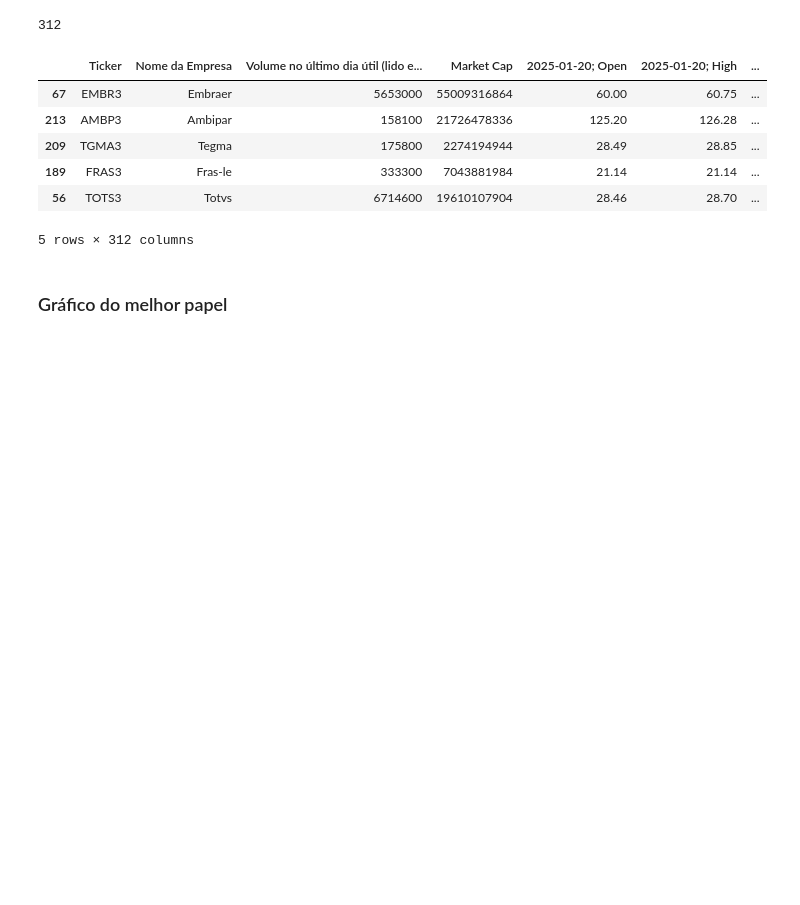
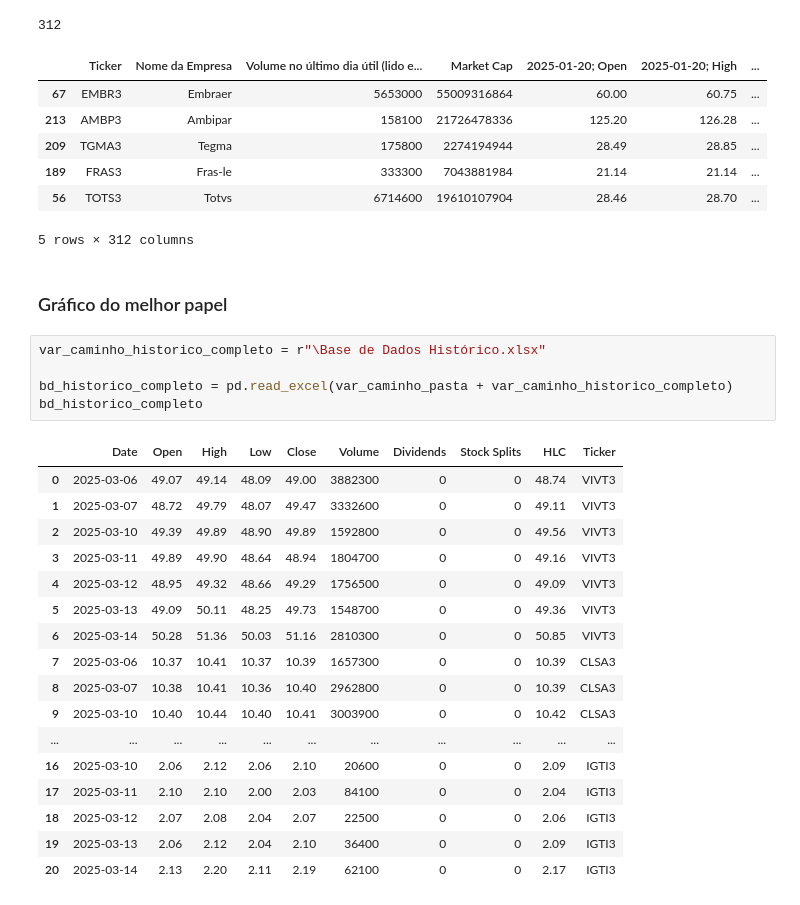
Before and after one commit to ricardopeloi/o_mais_novo_day_trader_do_brasil, a Jupyter notebook: Análises/Novo gerador de Arquivo de Histórico.ipynb, the cells around one changed output. Drawn from its saved outputs; the diff is of its cells as text; blank space fills up the shorter version.

```diff
--- a/Análises/Novo gerador de Arquivo de Histórico.ipynb
+++ b/Análises/Novo gerador de Arquivo de Histórico.ipynb
@@ -649,4 +716,27 @@ display(bd_novo_historico.head())
 5 rows × 312 columns
 # %% [markdown]
 ### Gráfico do melhor papel
+# %%
+var_caminho_historico_completo = r"\Base de Dados Histórico.xlsx"
+
+bd_historico_completo = pd.read_excel(var_caminho_pasta + var_caminho_historico_completo)
+bd_historico_completo
+# %% [output]
+|  | Date | Open | High | Low | Close | Volume | Dividends | Stock Splits | HLC | Ticker |
+| 0 | 2025-03-06 | 49.07 | 49.14 | 48.09 | 49.00 | 3882300 | 0 | 0 | 48.74 | VIVT3 |
+| 1 | 2025-03-07 | 48.72 | 49.79 | 48.07 | 49.47 | 3332600 | 0 | 0 | 49.11 | VIVT3 |
+| 2 | 2025-03-10 | 49.39 | 49.89 | 48.90 | 49.89 | 1592800 | 0 | 0 | 49.56 | VIVT3 |
+| 3 | 2025-03-11 | 49.89 | 49.90 | 48.64 | 48.94 | 1804700 | 0 | 0 | 49.16 | VIVT3 |
+| 4 | 2025-03-12 | 48.95 | 49.32 | 48.66 | 49.29 | 1756500 | 0 | 0 | 49.09 | VIVT3 |
+| 5 | 2025-03-13 | 49.09 | 50.11 | 48.25 | 49.73 | 1548700 | 0 | 0 | 49.36 | VIVT3 |
+| 6 | 2025-03-14 | 50.28 | 51.36 | 50.03 | 51.16 | 2810300 | 0 | 0 | 50.85 | VIVT3 |
+| 7 | 2025-03-06 | 10.37 | 10.41 | 10.37 | 10.39 | 1657300 | 0 | 0 | 10.39 | CLSA3 |
+| 8 | 2025-03-07 | 10.38 | 10.41 | 10.36 | 10.40 | 2962800 | 0 | 0 | 10.39 | CLSA3 |
+| 9 | 2025-03-10 | 10.40 | 10.44 | 10.40 | 10.41 | 3003900 | 0 | 0 | 10.42 | CLSA3 |
+| ... | ... | ... | ... | ... | ... | ... | ... | ... | ... | ... |
+| 16 | 2025-03-10 | 2.06 | 2.12 | 2.06 | 2.10 | 20600 | 0 | 0 | 2.09 | IGTI3 |
+| 17 | 2025-03-11 | 2.10 | 2.10 | 2.00 | 2.03 | 84100 | 0 | 0 | 2.04 | IGTI3 |
+| 18 | 2025-03-12 | 2.07 | 2.08 | 2.04 | 2.07 | 22500 | 0 | 0 | 2.06 | IGTI3 |
+| 19 | 2025-03-13 | 2.06 | 2.12 | 2.04 | 2.10 | 36400 | 0 | 0 | 2.09 | IGTI3 |
+| 20 | 2025-03-14 | 2.13 | 2.20 | 2.11 | 2.19 | 62100 | 0 | 0 | 2.17 | IGTI3 |
 # %%
```
Also changed, not shown: parts of 12 cells of this notebook, 8 other files.
